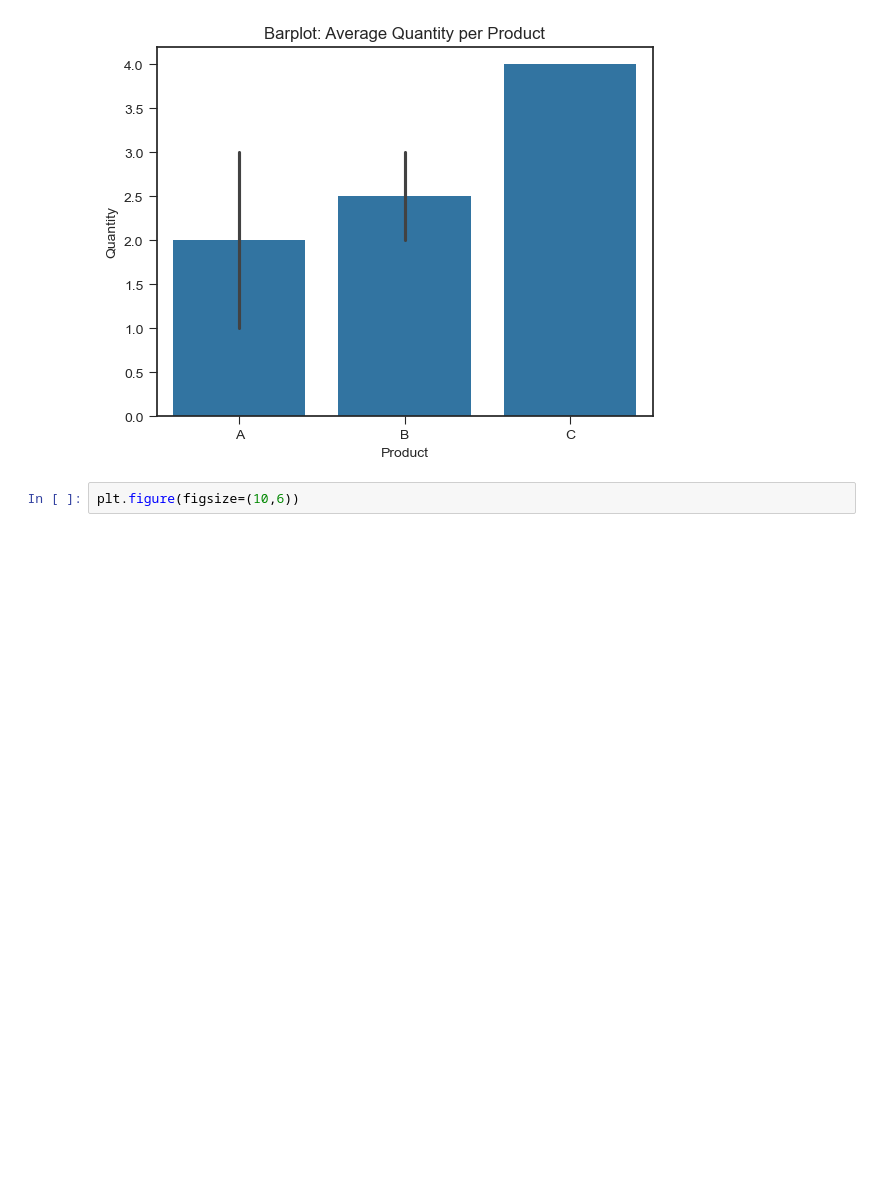
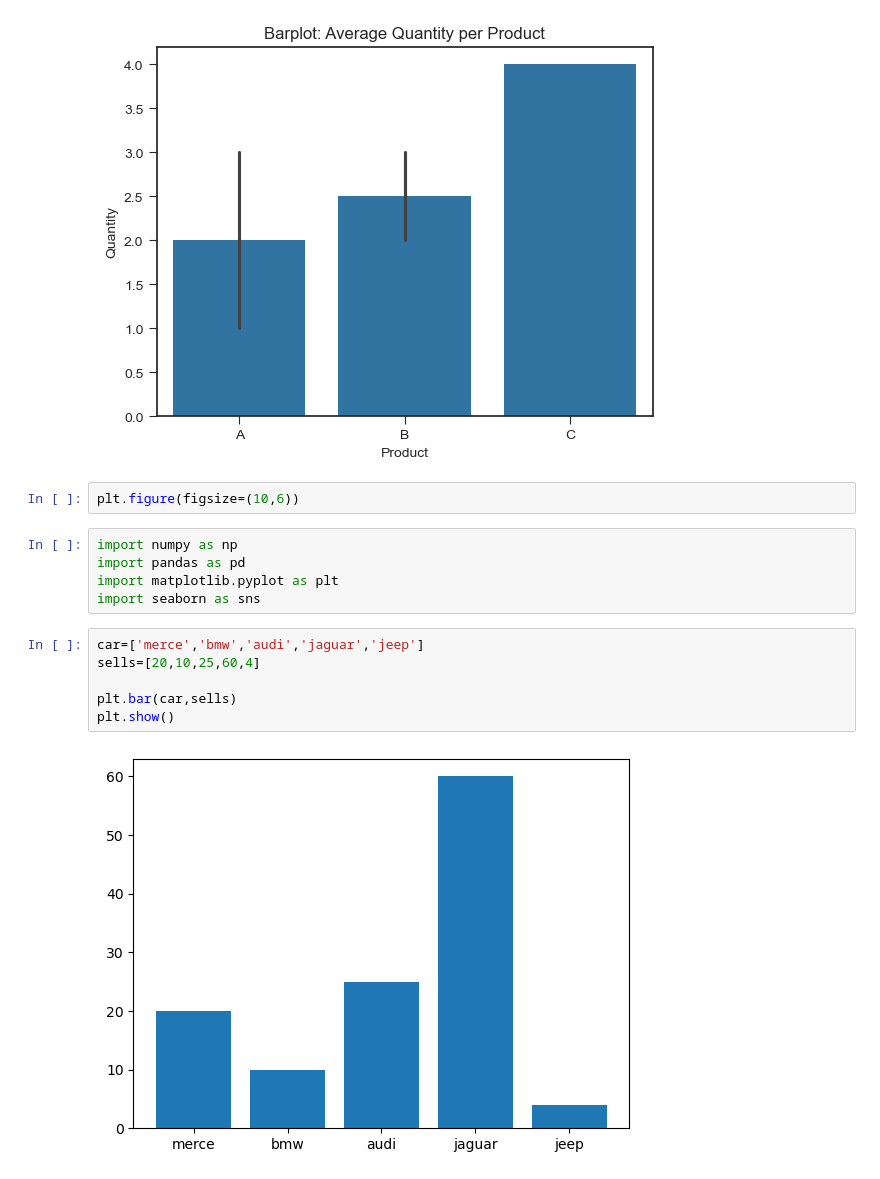
Before and after one commit to PurplePegasus08/My-ML-notes, a Jupyter notebook: Data visualizations/Plots.ipynb, the cells around one changed output. Saved outputs shown, nothing was run; the diff lists cells and outputs as text; blank space fills up the shorter version.

Commit message:
updated visual

```diff
--- a/Data visualizations/Plots.ipynb
+++ b/Data visualizations/Plots.ipynb
@@ -410,3 +412,16 @@ plt.show()
 [figure]
 # %%
 plt.figure(figsize=(10,6))
+# %%
+import numpy as np
+import pandas as pd
+import matplotlib.pyplot as plt
+import seaborn as sns
+# %%
+car=['merce','bmw','audi','jaguar','jeep']
+sells=[20,10,25,60,4]
+
+plt.bar(car,sells)
+plt.show()
+# %% [output]
+[figure, added]
```
Also changed, not shown: parts of 8 cells of this notebook, 3 other files.
